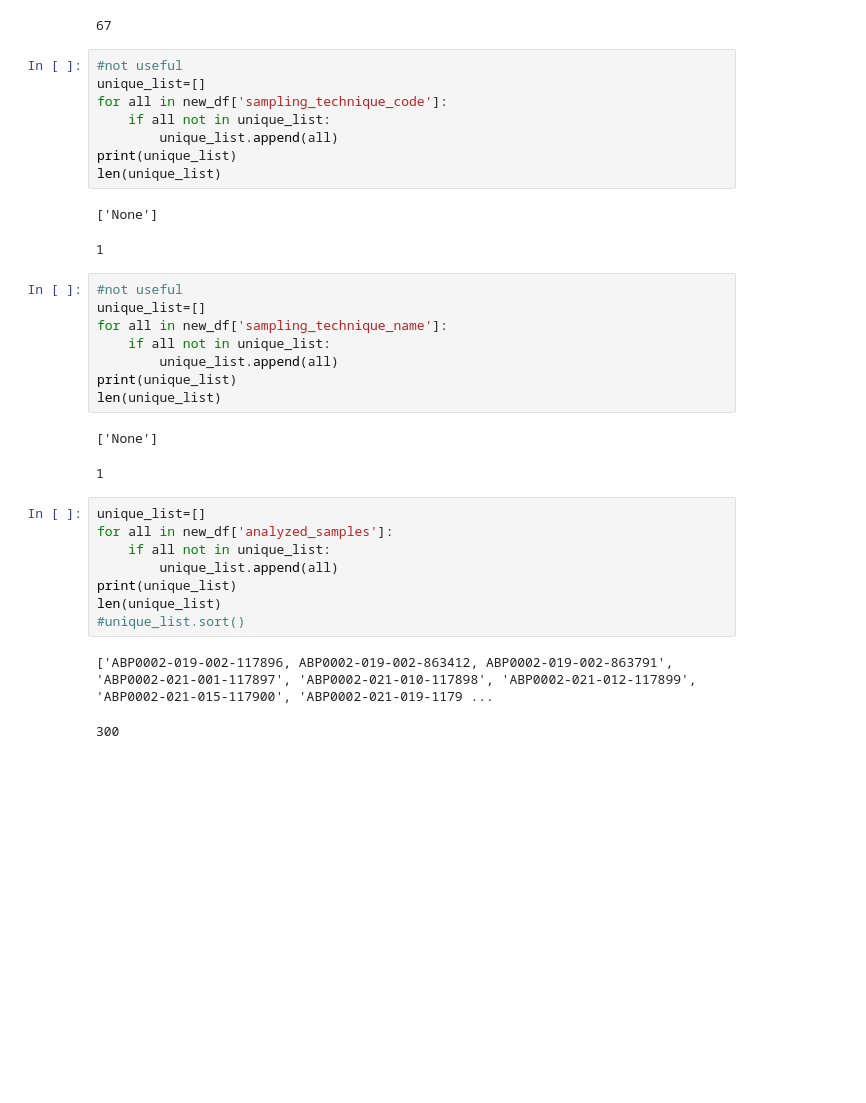
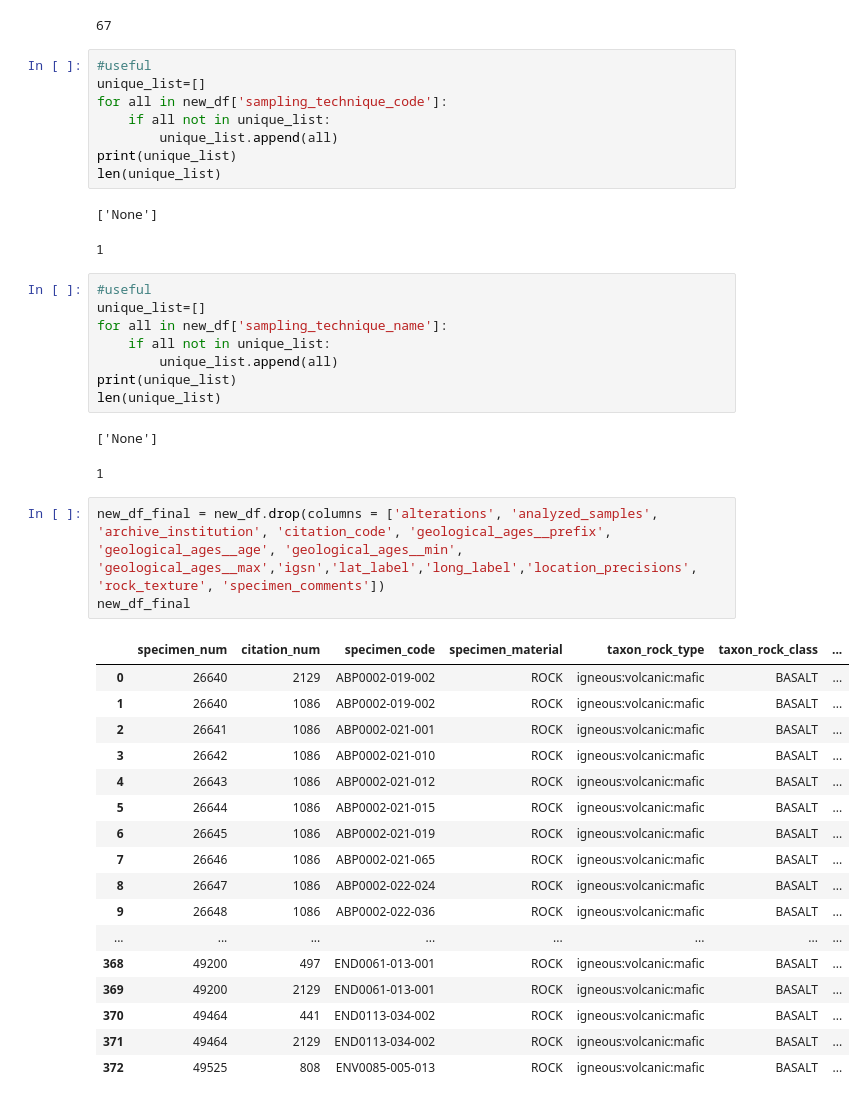
Before and after one commit to mdogy/MLforEarthChem, a Jupyter notebook: developmentNotebooks/final_final.ipynb, the cells around one changed output. Cells and saved outputs as stored; diff of their text form; blank space fills up the shorter version.

```diff
--- a/developmentNotebooks/final_final.ipynb
+++ b/developmentNotebooks/final_final.ipynb
@@ -736,7 +526,7 @@ len(unique_list)
 ['ABP0002', 'ABP0005', 'ABP0007', 'ABP0012', 'ABP0016', 'ALV0994', 'ALV0996', 'ALV1021', 'ALV1988', 'ALV2218', 'ALV2383', 'ALV2392', 'ALV2490', 'ALV2491', 'ALV2756', 'ALV2770', 'ALV2886', 'ALV2888', ' ...
 67
 # %%
-#not useful
+#useful
 unique_list=[]
 for all in new_df['sampling_technique_code']:
     if all not in unique_list:
@@ -747,7 +537,7 @@ len(unique_list)
 ['None']
 1
 # %%
-#not useful
+#useful
 unique_list=[]
 for all in new_df['sampling_technique_name']:
     if all not in unique_list:
@@ -757,14 +547,24 @@ len(unique_list)
 # %% [output]
 ['None']
 1
-# %%
-unique_list=[]
-for all in new_df['analyzed_samples']:
-    if all not in unique_list:
-        unique_list.append(all)
-print(unique_list)
-len(unique_list)
-#unique_list.sort()
-# %% [output]
-['ABP0002-019-002-117896, ABP0002-019-002-863412, ABP0002-019-002-863791', 'ABP0002-021-001-117897', 'ABP0002-021-010-117898', 'ABP0002-021-012-117899', 'ABP0002-021-015-117900', 'ABP0002-021-019-1179 ...
-300
+# %%
+new_df_final = new_df.drop(columns = ['alterations', 'analyzed_samples', 'archive_institution', 'citation_code', 'geological_ages__prefix', 'geological_ages__age', 'geological_ages__min', 'geological_ages__max','igsn','lat_label','long_label','location_precisions', 'rock_texture', 'specimen_comments'])
+new_df_final
+# %% [output]
+|  | specimen_num | citation_num | specimen_code | specimen_material | taxon_rock_type | taxon_rock_class | ... |
+| 0 | 26640 | 2129 | ABP0002-019-002 | ROCK | igneous:volcanic:mafic | BASALT | ... |
+| 1 | 26640 | 1086 | ABP0002-019-002 | ROCK | igneous:volcanic:mafic | BASALT | ... |
+| 2 | 26641 | 1086 | ABP0002-021-001 | ROCK | igneous:volcanic:mafic | BASALT | ... |
+| 3 | 26642 | 1086 | ABP0002-021-010 | ROCK | igneous:volcanic:mafic | BASALT | ... |
+| 4 | 26643 | 1086 | ABP0002-021-012 | ROCK | igneous:volcanic:mafic | BASALT | ... |
+| 5 | 26644 | 1086 | ABP0002-021-015 | ROCK | igneous:volcanic:mafic | BASALT | ... |
+| 6 | 26645 | 1086 | ABP0002-021-019 | ROCK | igneous:volcanic:mafic | BASALT | ... |
+| 7 | 26646 | 1086 | ABP0002-021-065 | ROCK | igneous:volcanic:mafic | BASALT | ... |
+| 8 | 26647 | 1086 | ABP0002-022-024 | ROCK | igneous:volcanic:mafic | BASALT | ... |
+| 9 | 26648 | 1086 | ABP0002-022-036 | ROCK | igneous:volcanic:mafic | BASALT | ... |
+| ... | ... | ... | ... | ... | ... | ... | ... |
+| 368 | 49200 | 497 | END0061-013-001 | ROCK | igneous:volcanic:mafic | BASALT | ... |
+| 369 | 49200 | 2129 | END0061-013-001 | ROCK | igneous:volcanic:mafic | BASALT | ... |
+| 370 | 49464 | 441 | END0113-034-002 | ROCK | igneous:volcanic:mafic | BASALT | ... |
+| 371 | 49464 | 2129 | END0113-034-002 | ROCK | igneous:volcanic:mafic | BASALT | ... |
+| 372 | 49525 | 808 | ENV0085-005-013 | ROCK | igneous:volcanic:mafic | BASALT | ... |
```
Also changed, not shown: parts of 34 cells of this notebook.
